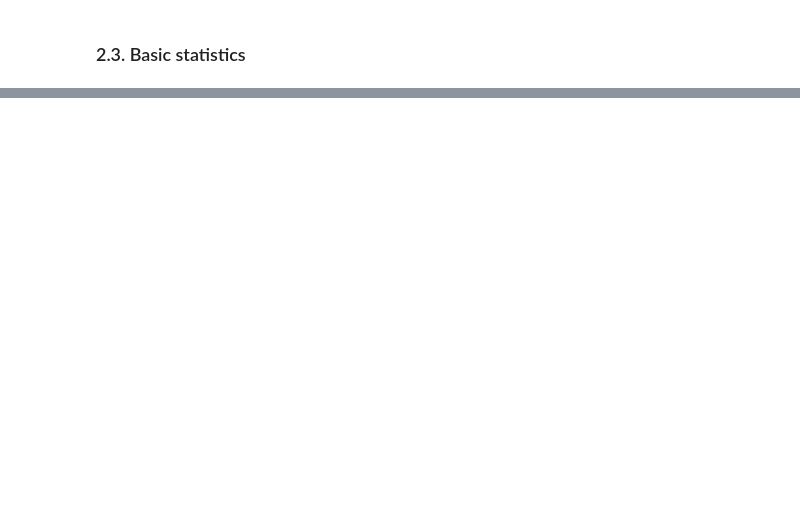
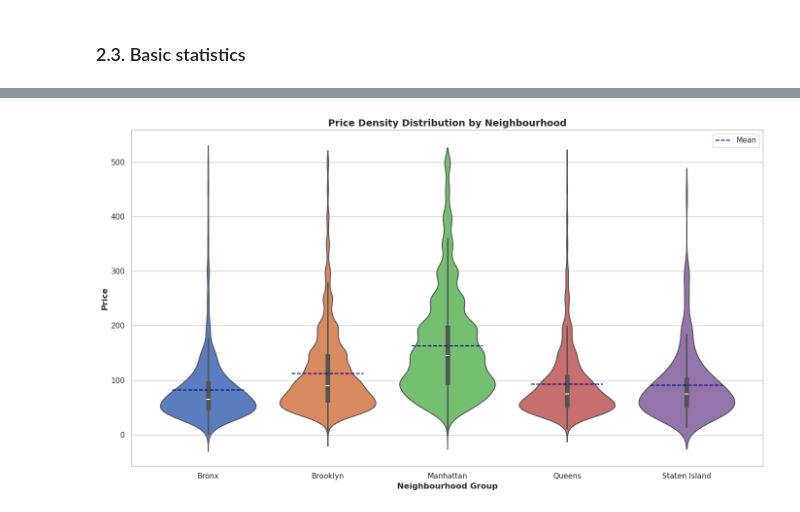
Before and after one commit to Shinoaki0145/New_York_City_Airbnb_Open_Data, a Jupyter notebook: notebooks/01_data_exploration.ipynb, the cells around one changed output, grey strips where cells are left out. Drawn from its saved outputs; the diff is of its cells as text; code cells hidden in the pictures; blank space fills up the shorter version.

```diff
--- a/notebooks/01_data_exploration.ipynb
+++ b/notebooks/01_data_exploration.ipynb
@@ -168,5 +360,6 @@ plot_price_by_category(neighbourhood_groups, prices, 'neighbourhood_group', top_
 # %%
-# Plot violin plot for price distribution by neighbourhood_group
-prices_filtered_600 = prices[(prices <= 500) & (~np.isnan(prices))]
+prices_filtered_500 = prices[(prices <= 500) & (~np.isnan(prices))]
 neighbourhood_groups_filtered = neighbourhood_groups[(prices <= 500) & (~np.isnan(prices))]
-plot_price_density_by_neighbourhood(neighbourhood_groups_filtered, prices_filtered_600)
+plot_price_density_by_neighbourhood(neighbourhood_groups_filtered, prices_filtered_500)
+# %% [output]
+[figure, added]
```
Also changed, not shown: parts of 78 cells of this notebook, 34 other files.
